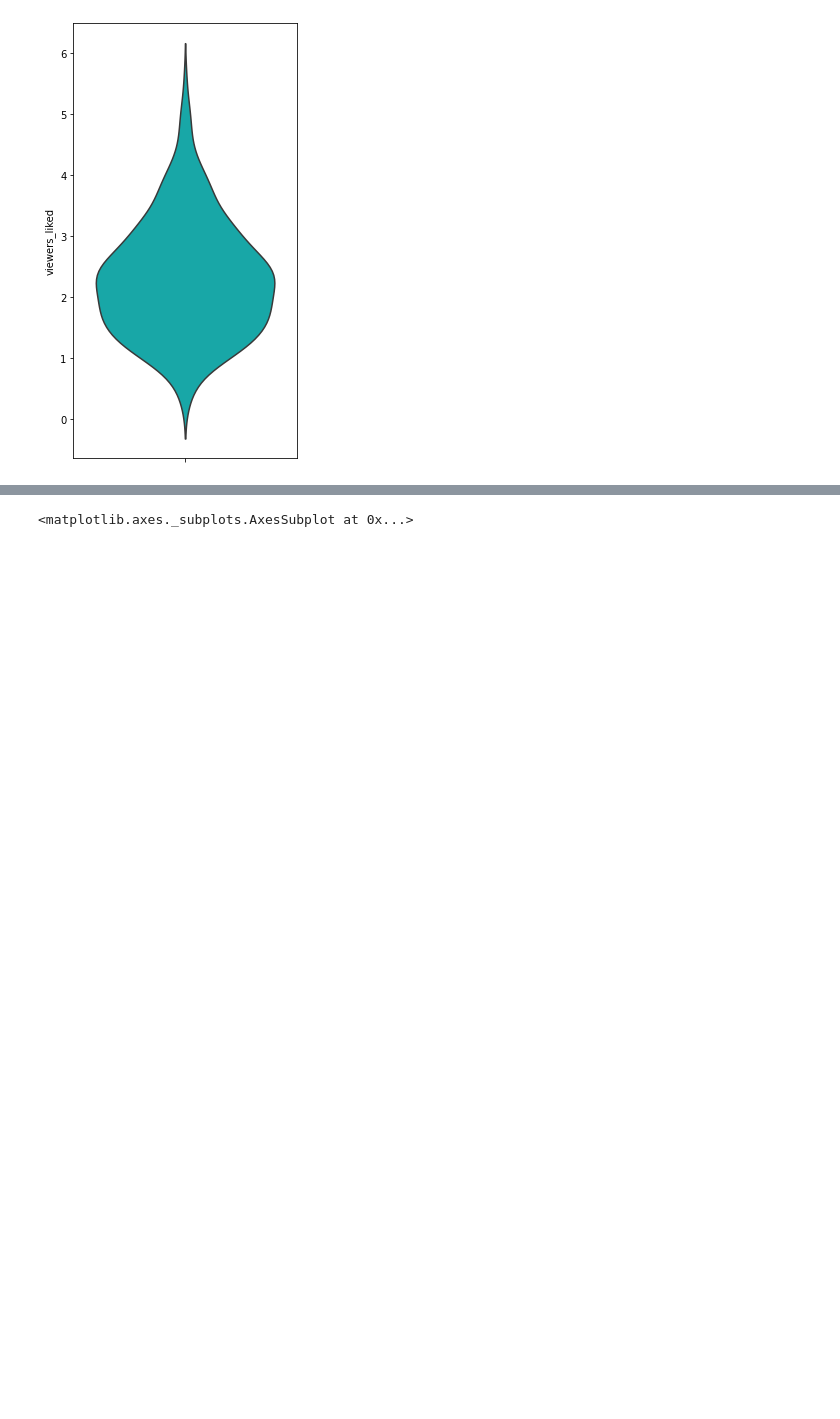
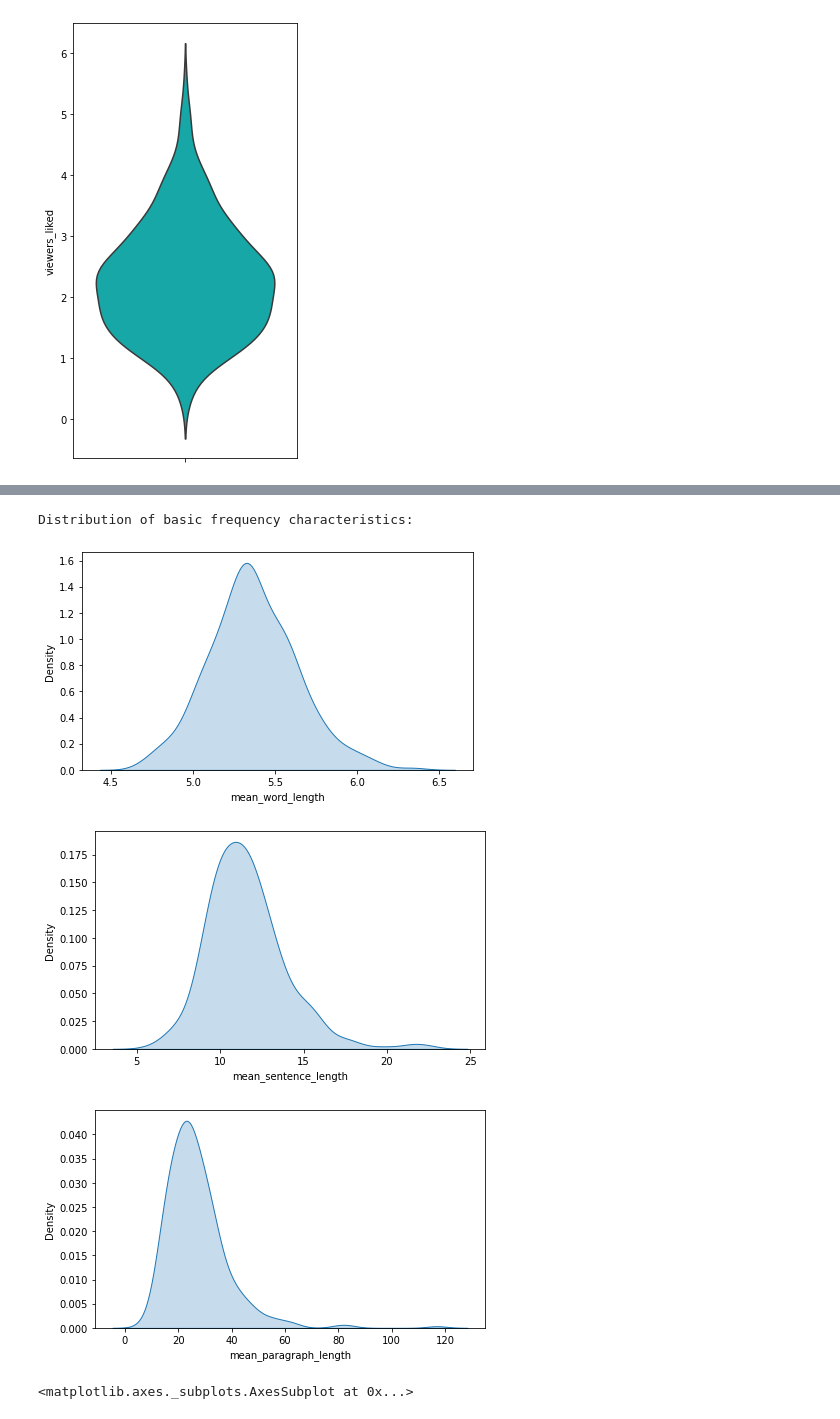
Before and after one commit to SergIvo/data-analysis-studies, a Jupyter notebook: AuthorToday EDA.ipynb, the cells around one changed output, grey strips where cells are left out. Cells and saved outputs as stored; diff of their text form; code cells hidden in the pictures; blank space fills up the shorter version.

```diff
--- a/AuthorToday EDA.ipynb
+++ b/AuthorToday EDA.ipynb
@@ -214,3 +218,14 @@ sns.boxplot(x = freq_set['median_grade'], y = freq_set['mean_paragraph_length'])
+# %%
+print('Distribution of basic frequency characteristics:')
+for key in ['mean_word_length', 'mean_sentence_length', 'mean_paragraph_length']:
+    plt.figure(figsize = (7, 4))
+    sns.kdeplot(data = freq_set[key], label = key, shade = True)
+    plt.show()
+# %% [output]
+Distribution of basic frequency characteristics:
+[figure, added]
+[figure, added]
+[figure, added]
 # %%
 plt.figure(figsize = (9, 7))
 sns.heatmap(freq_set.corr(), annot = True)
```
Also changed, not shown: parts of 32 cells of this notebook.
